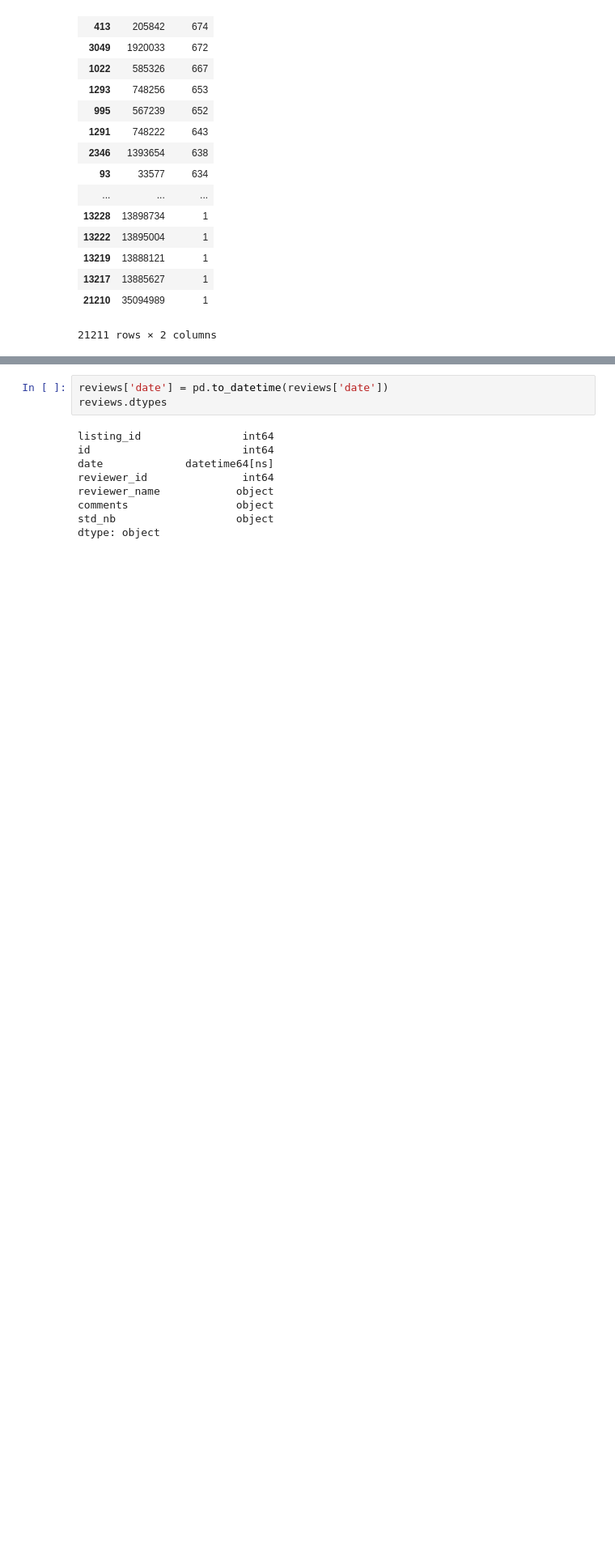
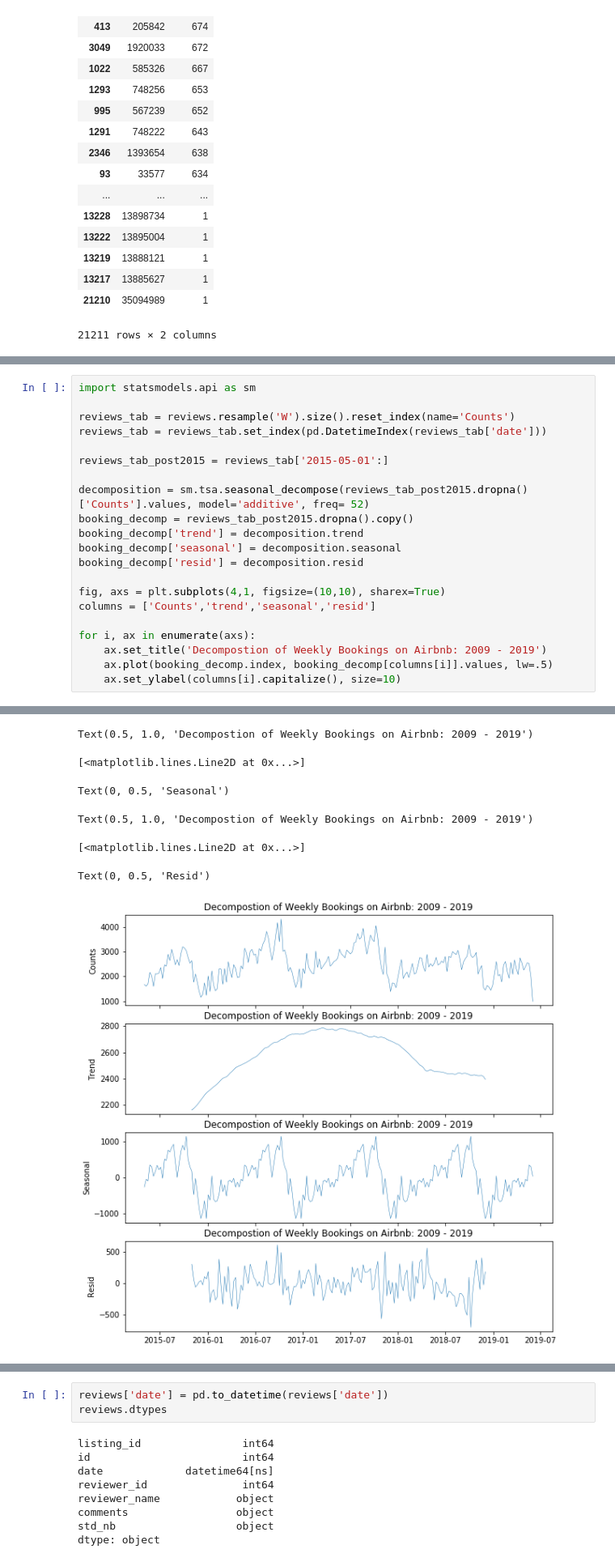
Before and after one commit to karensheng/Airbnb_Regulation, a Jupyter notebook: Reviews Data_EDA.ipynb, the cells around one changed output, grey strips where cells are left out. Shown: that part at 81% size. Cells and saved outputs as stored; diff of their text form; blank space fills up the shorter version.

Commit message:
decomposed weekly time series

```diff
--- a/Reviews Data_EDA.ipynb
+++ b/Reviews Data_EDA.ipynb
@@ -290,0 +289,22 @@ plt.show();
+# %%
+import statsmodels.api as sm
+
+reviews_tab = reviews.resample('W').size().reset_index(name='Counts')
+reviews_tab = reviews_tab.set_index(pd.DatetimeIndex(reviews_tab['date']))
+
+reviews_tab_post2015 = reviews_tab['2015-05-01':]
+
+decomposition = sm.tsa.seasonal_decompose(reviews_tab_post2015.dropna()['Counts'].values, model='additive', freq= 52)
+booking_decomp = reviews_tab_post2015.dropna().copy()
+booking_decomp['trend'] = decomposition.trend
+booking_decomp['seasonal'] = decomposition.seasonal
+booking_decomp['resid'] = decomposition.resid
+
+fig, axs = plt.subplots(4,1, figsize=(10,10), sharex=True)
+columns = ['Counts','trend','seasonal','resid']
+
+for i, ax in enumerate(axs):
+    ax.set_title('Decompostion of Weekly Bookings on Airbnb: 2009 - 2019')
+    ax.plot(booking_decomp.index, booking_decomp[columns[i]].values, lw=.5)
+    ax.set_ylabel(columns[i].capitalize(), size=10)
+# %% [output]
@@ -290,0 +317,7 @@ plt.show();
+Text(0.5, 1.0, 'Decompostion of Weekly Bookings on Airbnb: 2009 - 2019')
+[<matplotlib.lines.Line2D at 0x...>]
+Text(0, 0.5, 'Seasonal')
+Text(0.5, 1.0, 'Decompostion of Weekly Bookings on Airbnb: 2009 - 2019')
+[<matplotlib.lines.Line2D at 0x...>]
+Text(0, 0.5, 'Resid')
+[figure, added]
```
Also changed, not shown: parts of 5 cells of this notebook.
